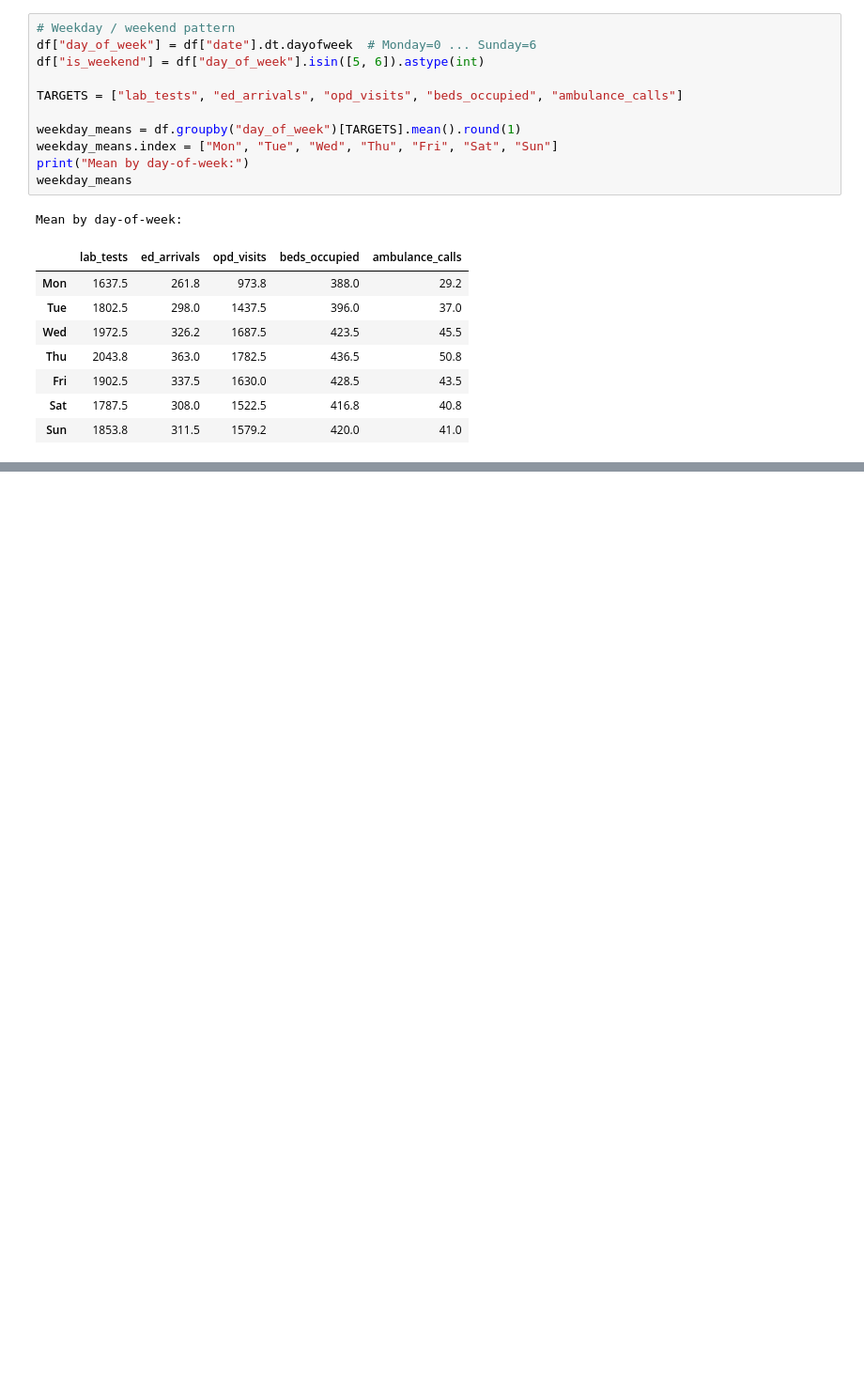
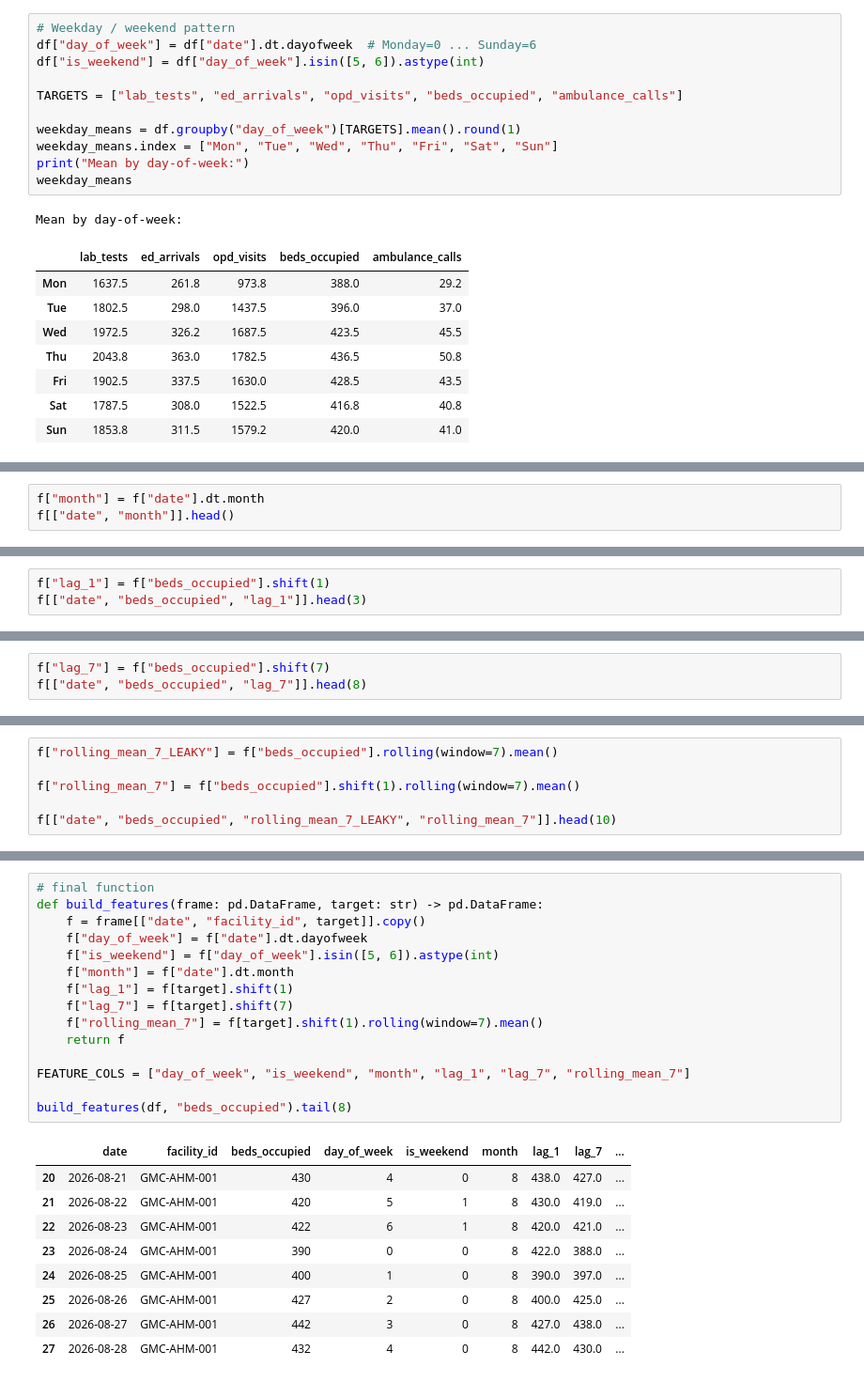
Before and after one commit to DenilTalaviya7074/Hospital-Operational-Forecasting, a Jupyter notebook: forcast_1.ipynb, the cells around one changed output, grey strips where cells are left out. Shown at 94% size. Saved outputs shown, nothing was run; the diff lists cells and outputs as text; blank space fills up the shorter version.

```diff
--- a/forcast_1.ipynb
+++ b/forcast_1.ipynb
@@ -113,0 +156,3 @@ Mean by day-of-week:
+# %%
+f["month"] = f["date"].dt.month
+f[["date", "month"]].head()
@@ -113,0 +166,3 @@ Mean by day-of-week:
+# %%
+f["lag_1"] = f["beds_occupied"].shift(1)
+f[["date", "beds_occupied", "lag_1"]].head(3)
@@ -113,0 +174,3 @@ Mean by day-of-week:
+# %%
+f["lag_7"] = f["beds_occupied"].shift(7)
+f[["date", "beds_occupied", "lag_7"]].head(8)
@@ -113,0 +187,6 @@ Mean by day-of-week:
+# %%
+f["rolling_mean_7_LEAKY"] = f["beds_occupied"].rolling(window=7).mean()
+
+f["rolling_mean_7"] = f["beds_occupied"].shift(1).rolling(window=7).mean()
+
+f[["date", "beds_occupied", "rolling_mean_7_LEAKY", "rolling_mean_7"]].head(10)
@@ -113,0 +205,25 @@ Mean by day-of-week:
+# %%
+# final function
+def build_features(frame: pd.DataFrame, target: str) -> pd.DataFrame:
+    f = frame[["date", "facility_id", target]].copy()
+    f["day_of_week"] = f["date"].dt.dayofweek
+    f["is_weekend"] = f["day_of_week"].isin([5, 6]).astype(int)
+    f["month"] = f["date"].dt.month
+    f["lag_1"] = f[target].shift(1)
+    f["lag_7"] = f[target].shift(7)
+    f["rolling_mean_7"] = f[target].shift(1).rolling(window=7).mean()
+    return f
+
+FEATURE_COLS = ["day_of_week", "is_weekend", "month", "lag_1", "lag_7", "rolling_mean_7"]
+
+build_features(df, "beds_occupied").tail(8)
+# %% [output]
+|  | date | facility_id | beds_occupied | day_of_week | is_weekend | month | lag_1 | lag_7 | ... |
+| 20 | 2026-08-21 | GMC-AHM-001 | 430 | 4 | 0 | 8 | 438.0 | 427.0 | ... |
+| 21 | 2026-08-22 | GMC-AHM-001 | 420 | 5 | 1 | 8 | 430.0 | 419.0 | ... |
+| 22 | 2026-08-23 | GMC-AHM-001 | 422 | 6 | 1 | 8 | 420.0 | 421.0 | ... |
+| 23 | 2026-08-24 | GMC-AHM-001 | 390 | 0 | 0 | 8 | 422.0 | 388.0 | ... |
+| 24 | 2026-08-25 | GMC-AHM-001 | 400 | 1 | 0 | 8 | 390.0 | 397.0 | ... |
+| 25 | 2026-08-26 | GMC-AHM-001 | 427 | 2 | 0 | 8 | 400.0 | 425.0 | ... |
+| 26 | 2026-08-27 | GMC-AHM-001 | 442 | 3 | 0 | 8 | 427.0 | 438.0 | ... |
+| 27 | 2026-08-28 | GMC-AHM-001 | 432 | 4 | 0 | 8 | 442.0 | 430.0 | ... |
```
Also changed, not shown: parts of 8 cells of this notebook.
